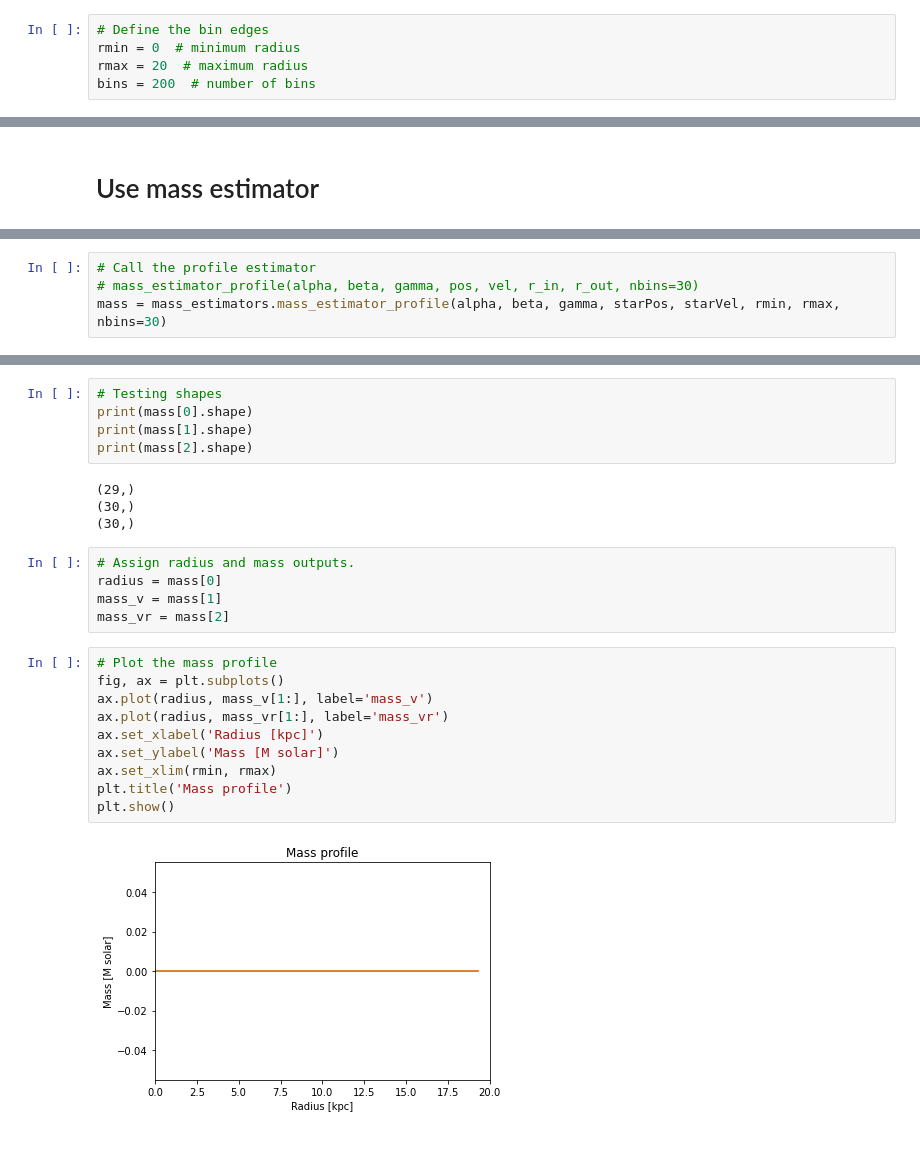
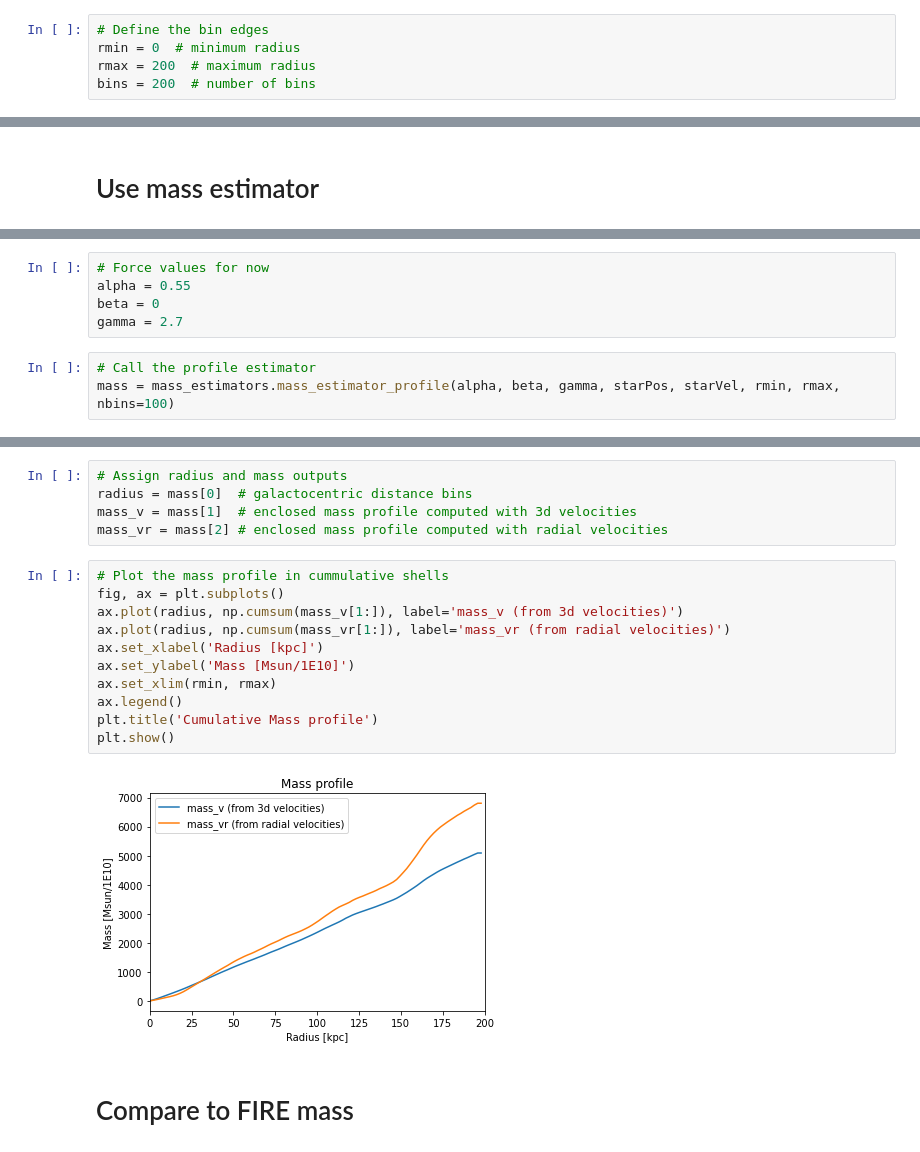
Before and after one commit to aeden2019/fire_mass, a Jupyter notebook: fire_mass.ipynb, the cells around one changed output, grey strips where cells are left out. Saved outputs shown, nothing was run; the diff lists cells and outputs as text.

```diff
--- a/fire_mass.ipynb
+++ b/fire_mass.ipynb
@@ -67,5 +67,5 @@ Note: in both graphing codes below:
 # %%
 # Define the bin edges
 rmin = 0  # minimum radius
-rmax = 20  # maximum radius
+rmax = 200  # maximum radius
 bins = 200  # number of bins
@@ -167,5 +196,9 @@ Alpha =  2.0585414176233794
 import mass_estimators
+# %%
+# Force values for now
+alpha = 0.55
+beta = 0
+gamma = 2.7
 # %%
 # Call the profile estimator
-# mass_estimator_profile(alpha, beta, gamma, pos, vel, r_in, r_out, nbins=30)
-mass = mass_estimators.mass_estimator_profile(alpha, beta, gamma, starPos, starVel, rmin, rmax, nbins=30)
+mass = mass_estimators.mass_estimator_profile(alpha, beta, gamma, starPos, starVel, rmin, rmax, nbins=100)
@@ -182,26 +205,20 @@ Returns:
-# %%
-# Testing shapes
-print(mass[0].shape)
-print(mass[1].shape)
-print(mass[2].shape)
-# %% [output]
-(29,)
-(30,)
-(30,)
 # %%
-# Assign radius and mass outputs.
-radius = mass[0]
-mass_v = mass[1]
-mass_vr = mass[2]
+# Assign radius and mass outputs
+radius = mass[0]  # galactocentric distance bins
+mass_v = mass[1]  # enclosed mass profile computed with 3d velocities
+mass_vr = mass[2] # enclosed mass profile computed with radial velocities
 # %%
-# Plot the mass profile
+# Plot the mass profile in cummulative shells
 fig, ax = plt.subplots()
-ax.plot(radius, mass_v[1:], label='mass_v')
-ax.plot(radius, mass_vr[1:], label='mass_vr')
+ax.plot(radius, np.cumsum(mass_v[1:]), label='mass_v (from 3d velocities)')
+ax.plot(radius, np.cumsum(mass_vr[1:]), label='mass_vr (from radial velocities)')
 ax.set_xlabel('Radius [kpc]')
-ax.set_ylabel('Mass [M solar]')
+ax.set_ylabel('Mass [Msun/1E10]')
 ax.set_xlim(rmin, rmax)
-plt.title('Mass profile')
+ax.legend()
+plt.title('Cumulative Mass profile')
 plt.show()
 # %% [output]
-[figure, old version]
+[figure, new version]
+# %% [markdown]
+# Compare to FIRE mass
```
Also changed, not shown: parts of 14 cells of this notebook.
